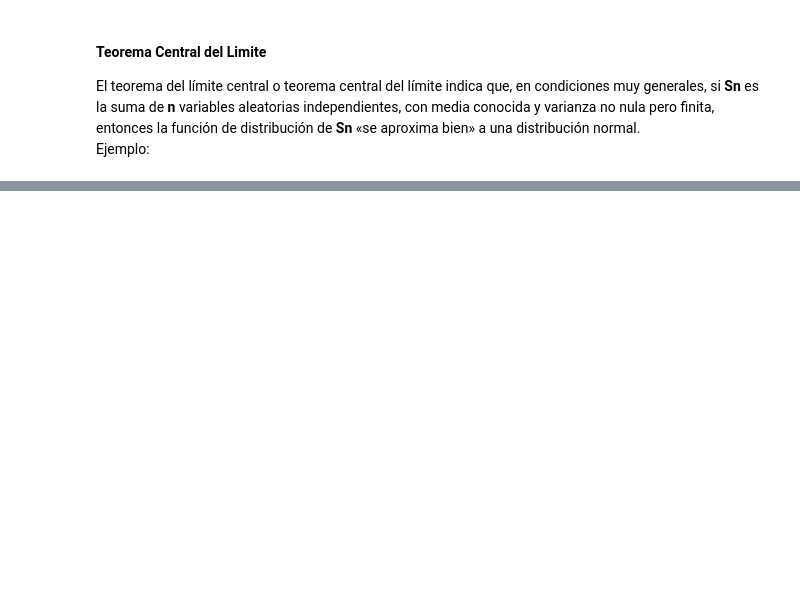
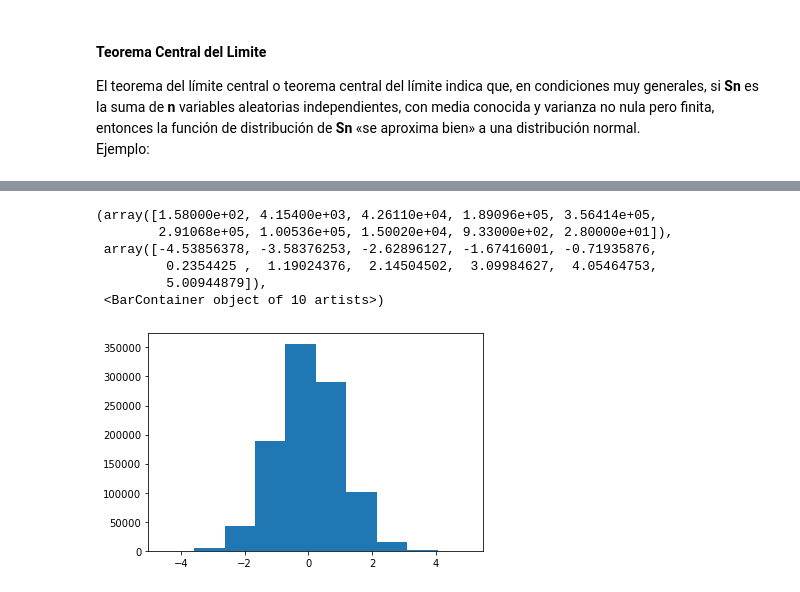
Before and after one commit to fgmolteni/Curso-Ciencia-de-Datos, a Jupyter notebook: seccion_2/S2_2_DistribucionProbabilisticas.ipynb, the cells around one changed output, grey strips where cells are left out. Saved outputs shown, nothing was run; the diff lists cells and outputs as text; code cells hidden in the pictures; blank space fills up the shorter version.

```diff
--- a/seccion_2/S2_2_DistribucionProbabilisticas.ipynb
+++ b/seccion_2/S2_2_DistribucionProbabilisticas.ipynb
@@ -147,0 +151,9 @@ plt.hist(data3)
+# %%
+n = 1000000
+data = pd.DataFrame(
+    {
+        'A' : np.random.randn(n),
+        'B' : 1.5 + 2.5 * np.random.randn(n),
+        'C' : np.random.uniform(5, 32, n)
+    }
+)
@@ -147,0 +172,10 @@ plt.hist(data3)
+# %%
+plt.hist(data['A'])
+# %% [output]
+(array([1.58000e+02, 4.15400e+03, 4.26110e+04, 1.89096e+05, 3.56414e+05,
+        2.91068e+05, 1.00536e+05, 1.50020e+04, 9.33000e+02, 2.80000e+01]),
+ array([-4.53856378, -3.58376253, -2.62896127, -1.67416001, -0.71935876,
+         0.2354425 ,  1.19024376,  2.14504502,  3.09984627,  4.05464753,
+         5.00944879]),
+ <BarContainer object of 10 artists>)
+[figure, added]
```
Also changed, not shown: parts of 23 cells of this notebook.
